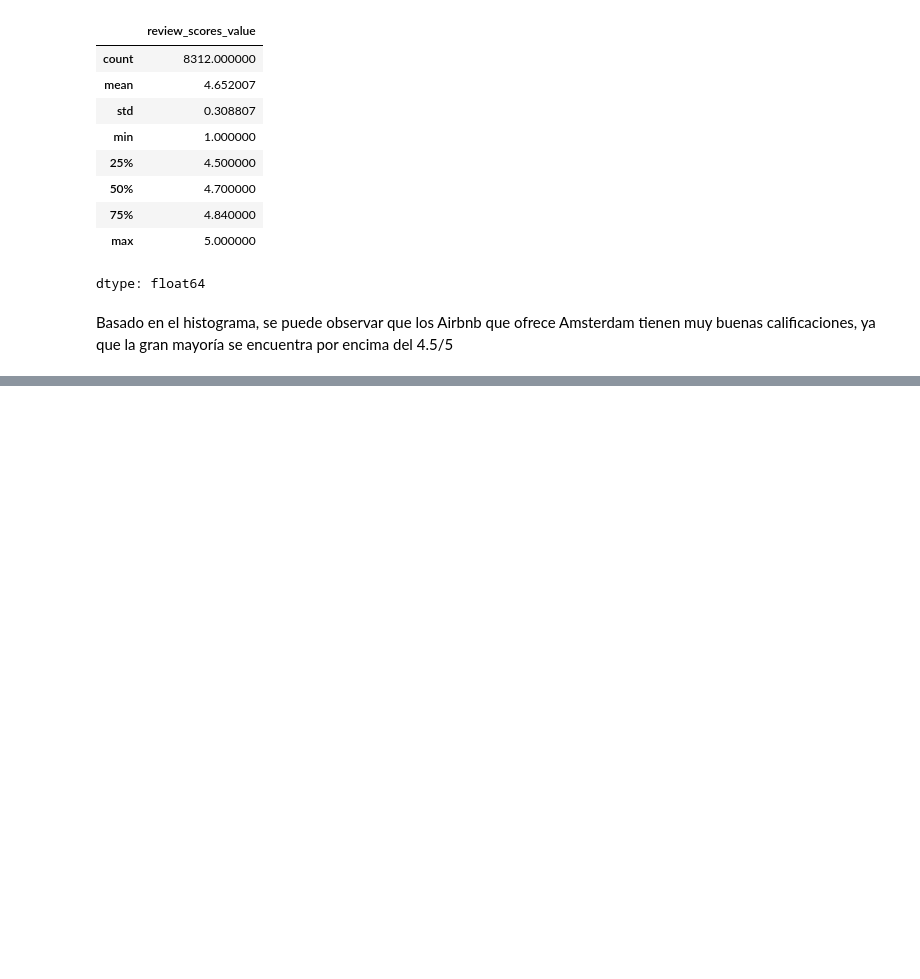
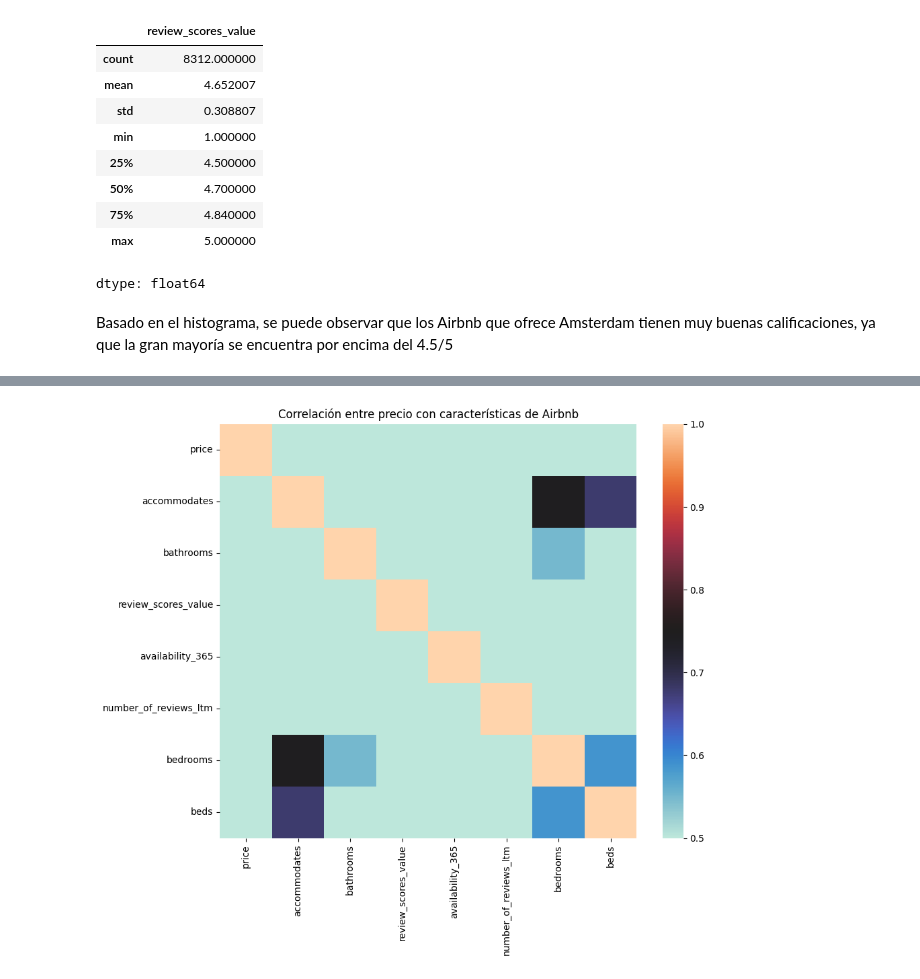
Before and after one commit to santyxd3000/AppliedDataScience-Taller1, a Jupyter notebook: Taller1_AppliedDataScience.ipynb, the cells around one changed output, grey strips where cells are left out. Saved outputs shown, nothing was run; the diff lists cells and outputs as text; code cells hidden in the pictures; blank space fills up the shorter version.

```diff
--- a/Taller1_AppliedDataScience.ipynb
+++ b/Taller1_AppliedDataScience.ipynb
@@ -380,0 +423,11 @@ Basado en el histograma, se puede observar que los Airbnb que ofrece Amsterdam t
+# %%
+plt.figure(figsize=(10, 8))
+sns.heatmap(
+    listings_df[["price","accommodates","bathrooms","review_scores_value","availability_365","number_of_reviews_ltm","bedrooms","beds"]].corr(),
+    vmin=0.5, vmax=1,
+    cmap="icefire"
+)
+plt.title("Correlación entre precio con características de Airbnb")
+plt.show()
+# %% [output]
+[figure, added]
```
Also changed, not shown: parts of 15 cells of this notebook.
